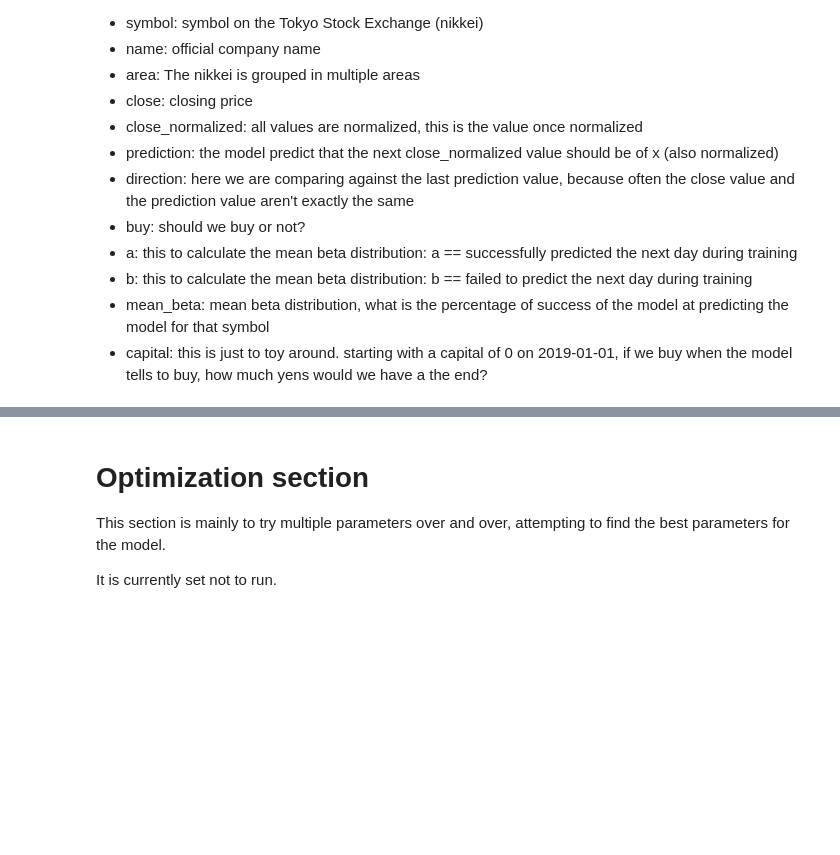
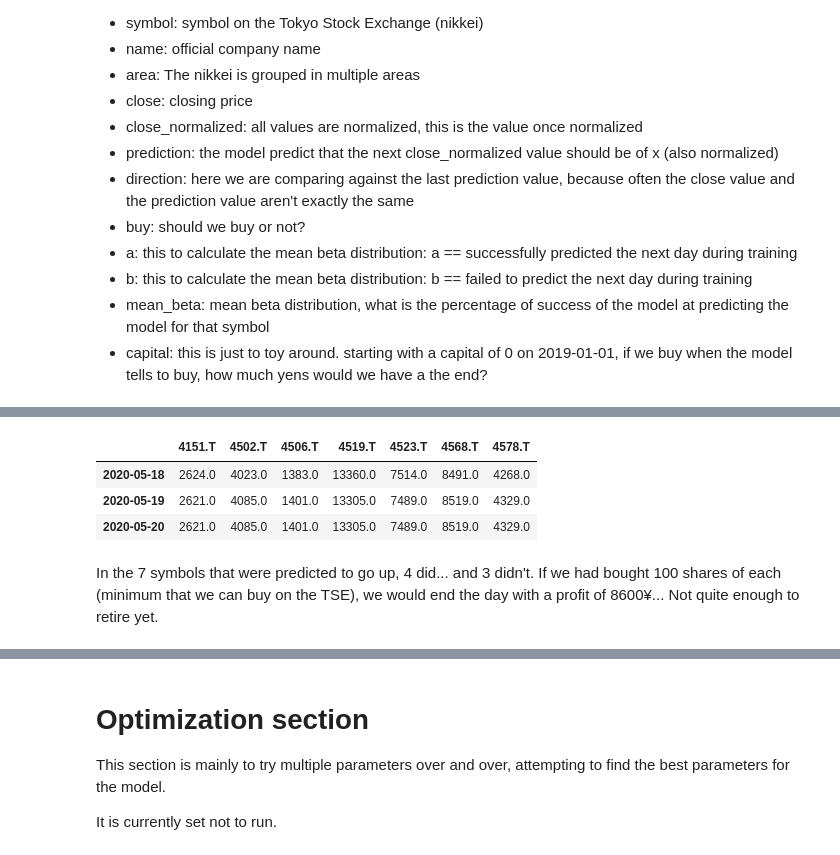
Before and after one commit to cerebraljam/rnn_lstm_nikkei225_predictions, a Jupyter notebook: tse_lstm_predictions.ipynb, the cells around one changed output, grey strips where cells are left out. Cells and saved outputs as stored; diff of their text form; code cells hidden in the pictures; blank space fills up the shorter version.

```diff
--- a/tse_lstm_predictions.ipynb
+++ b/tse_lstm_predictions.ipynb
@@ -723,0 +713,5 @@ In the 4 symbols that were predicted to go up, 1 did... and 3 didn't.
+# %%
+series_capital = (df_clean_focus_nikkei2225['Close'].loc[tomorrow] - df_clean_focus_nikkei2225['Close'].loc[today]) * 100
+print('Symbols with profits: {}. with losses: {}. Capital Gain/loss: {:0.0f}¥'.format(series_capital.where(series_capital>0).count(), series_capital.where(series_capital<=0).count(), series_capital.sum()))
+df_clean_focus_nikkei2225['Close']
+# %% [output]
@@ -723,0 +719,7 @@ In the 4 symbols that were predicted to go up, 1 did... and 3 didn't.
+|  | 4151.T | 4502.T | 4506.T | 4519.T | 4523.T | 4568.T | 4578.T |
+| 2020-05-18 | 2624.0 | 4023.0 | 1383.0 | 13360.0 | 7514.0 | 8491.0 | 4268.0 |
+| 2020-05-19 | 2621.0 | 4085.0 | 1401.0 | 13305.0 | 7489.0 | 8519.0 | 4329.0 |
+| 2020-05-20 | 2621.0 | 4085.0 | 1401.0 | 13305.0 | 7489.0 | 8519.0 | 4329.0 |
+# %% [markdown]
+In the 7 symbols that were predicted to go up, 4 did... and 3 didn't.
+If we had bought 100 shares of each (minimum that we can buy on the TSE), we would end the day with a profit of 8600¥... Not quite enough to retire yet.
```
Also changed, not shown: parts of 34 cells of this notebook, 5 other files.
